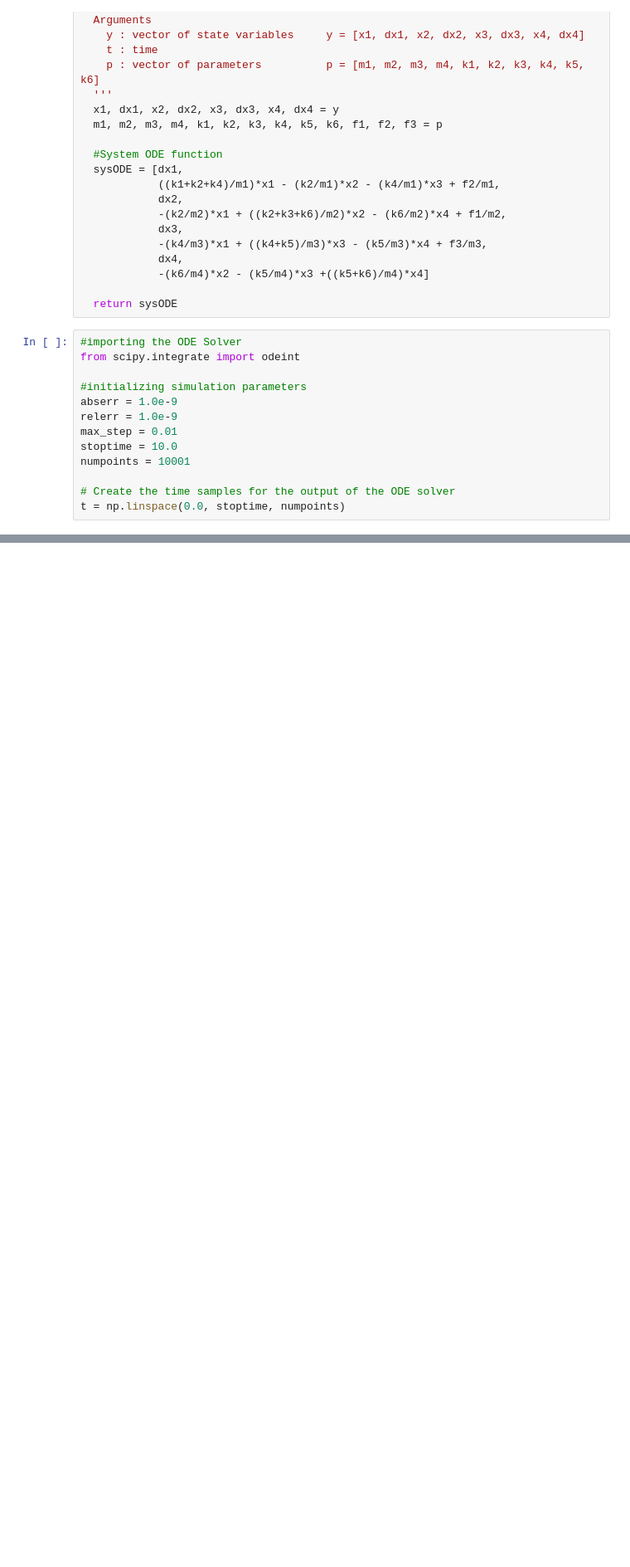
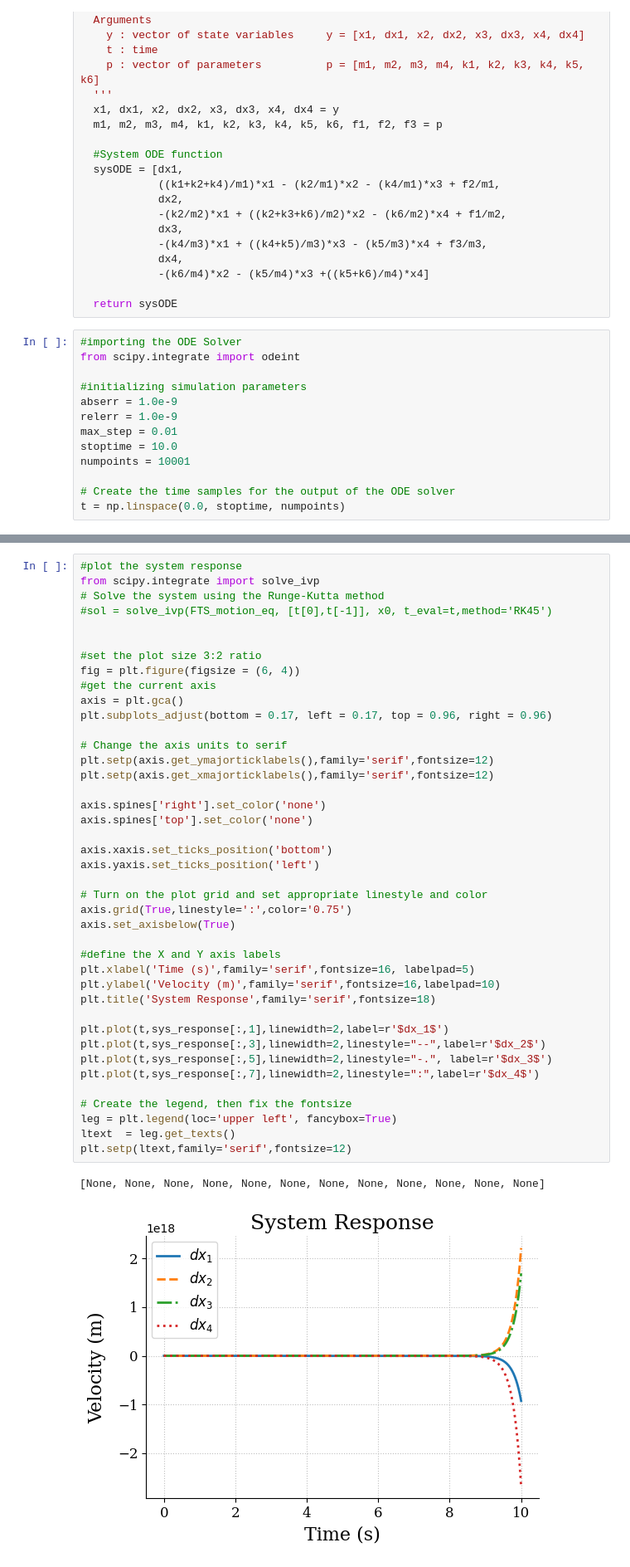
Before and after one commit to ME-UoP-ME421-Feb-2023/Kalman-FTS, a Jupyter notebook: Group4_FTS_Lab.ipynb, the cells around one changed output, grey strips where cells are left out. Shown at 83% size. Drawn from its saved outputs; the diff is of its cells as text; blank space fills up the shorter version.

```diff
--- a/Group4_FTS_Lab.ipynb
+++ b/Group4_FTS_Lab.ipynb
@@ -237,0 +290,44 @@ plt.setp(ltext,family='serif',fontsize=12)
+# %%
+#plot the system response
+from scipy.integrate import solve_ivp
+# Solve the system using the Runge-Kutta method
+#sol = solve_ivp(FTS_motion_eq, [t[0],t[-1]], x0, t_eval=t,method='RK45')
+
+
+#set the plot size 3:2 ratio
+fig = plt.figure(figsize = (6, 4))
+#get the current axis
+axis = plt.gca()
+plt.subplots_adjust(bottom = 0.17, left = 0.17, top = 0.96, right = 0.96)
+
+# Change the axis units to serif
+plt.setp(axis.get_ymajorticklabels(),family='serif',fontsize=12)
+plt.setp(axis.get_xmajorticklabels(),family='serif',fontsize=12)
+
+axis.spines['right'].set_color('none')
+axis.spines['top'].set_color('none')
+
+axis.xaxis.set_ticks_position('bottom')
+axis.yaxis.set_ticks_position('left')
+
+# Turn on the plot grid and set appropriate linestyle and color
+axis.grid(True,linestyle=':',color='0.75')
+axis.set_axisbelow(True)
+
+#define the X and Y axis labels
+plt.xlabel('Time (s)',family='serif',fontsize=16, labelpad=5)
+plt.ylabel('Velocity (m)',family='serif',fontsize=16,labelpad=10)
+plt.title('System Response',family='serif',fontsize=18)
+
+plt.plot(t,sys_response[:,1],linewidth=2,label=r'$dx_1$')
+plt.plot(t,sys_response[:,3],linewidth=2,linestyle="--",label=r'$dx_2$')
+plt.plot(t,sys_response[:,5],linewidth=2,linestyle="-.", label=r'$dx_3$')
+plt.plot(t,sys_response[:,7],linewidth=2,linestyle=":",label=r'$dx_4$')
+
+# Create the legend, then fix the fontsize
+leg = plt.legend(loc='upper left', fancybox=True)
+ltext  = leg.get_texts()
+plt.setp(ltext,family='serif',fontsize=12)
+# %% [output]
+[None, None, None, None, None, None, None, None, None, None, None, None]
+[figure, added]
```
Also changed, not shown: parts of 14 cells of this notebook.
